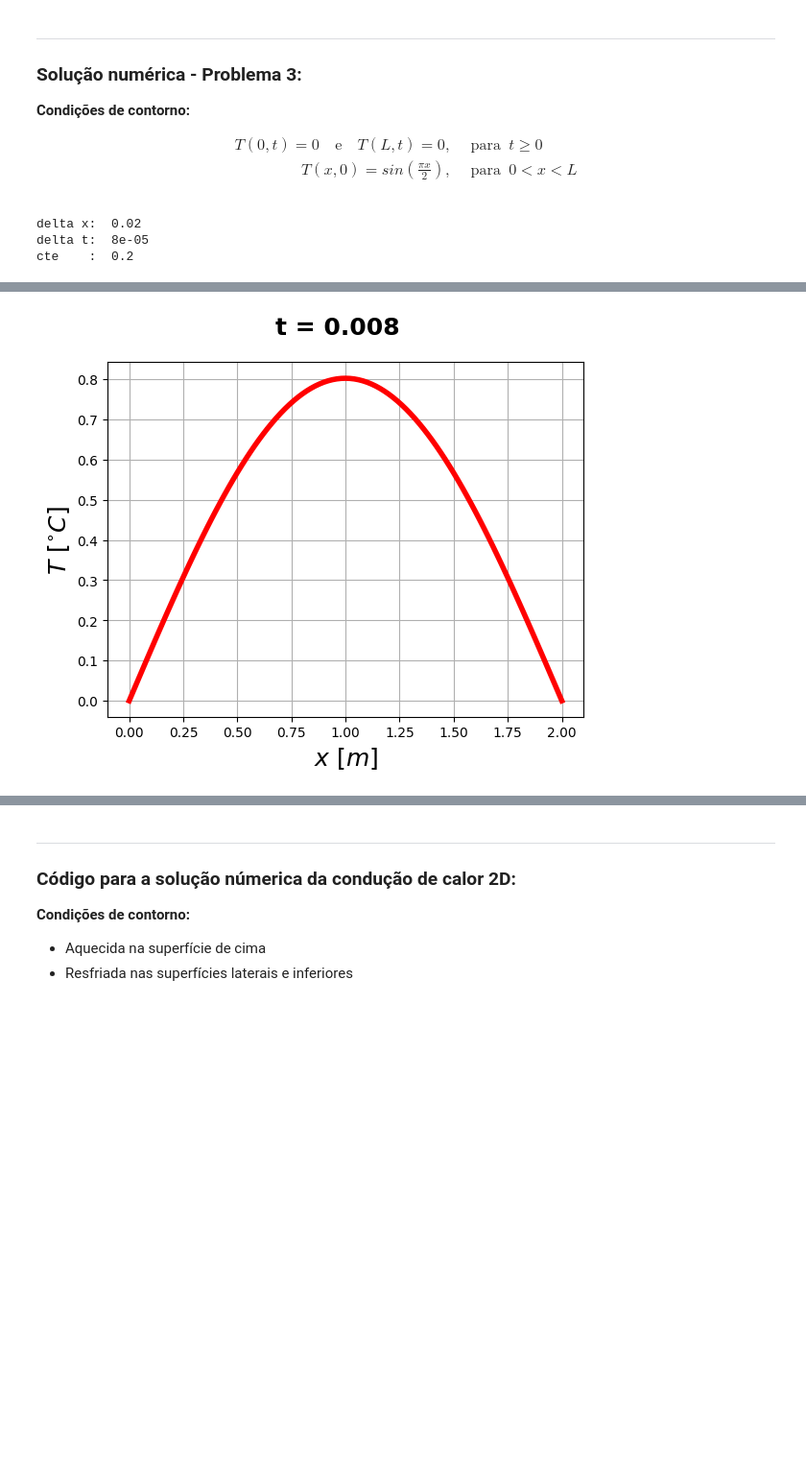
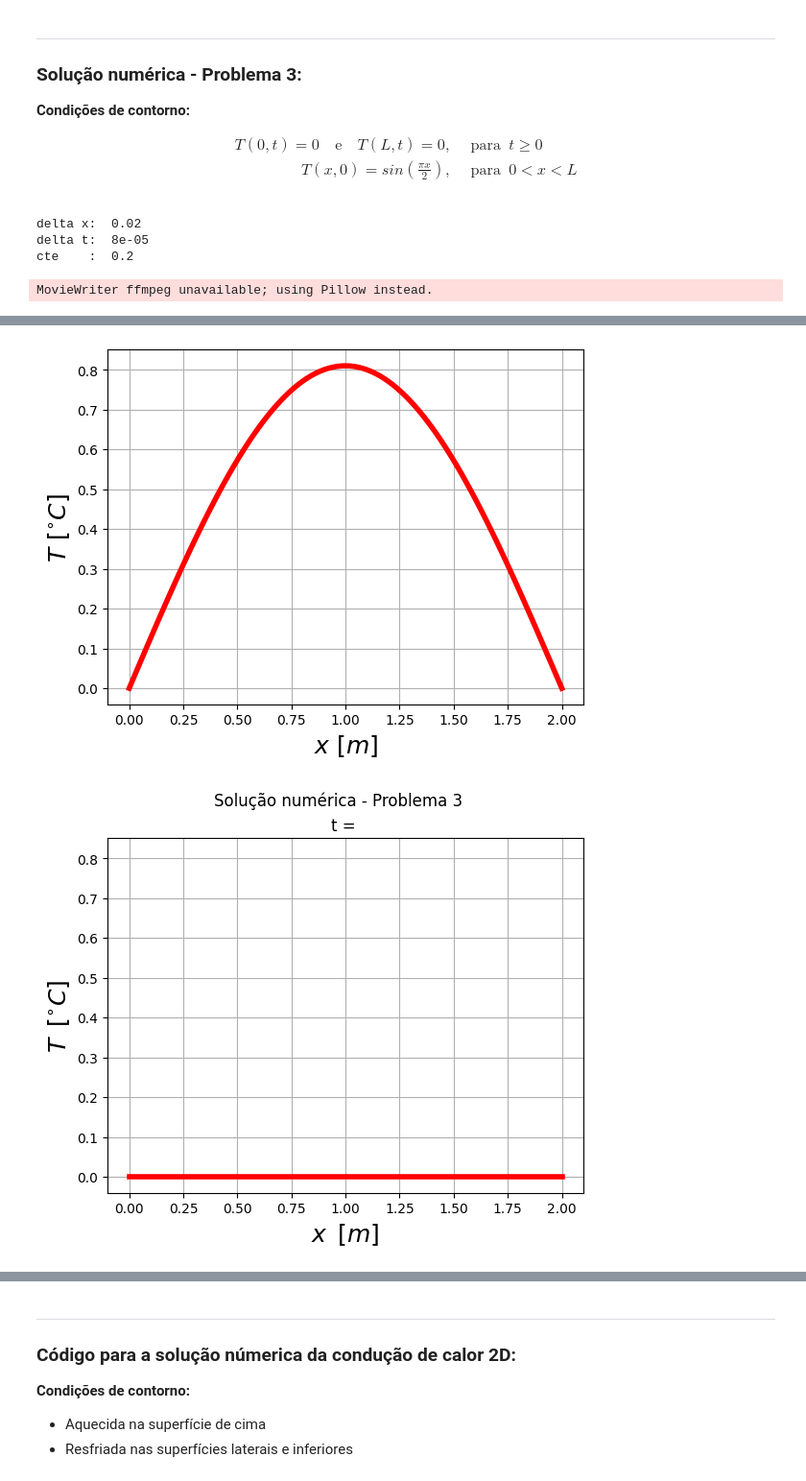
Before and after one commit to Henrique-Z/TCM-Trabalho-Final, a Jupyter notebook: trab-num.ipynb, the cells around one changed output, grey strips where cells are left out. Shown at 96% size. Drawn from its saved outputs; the diff is of its cells as text; code cells hidden in the pictures; blank space fills up the shorter version.

```diff
--- a/trab-num.ipynb
+++ b/trab-num.ipynb
@@ -60,7 +42,7 @@ class AbstractPlate(ABC):
 # %%
 class Bar(AbstractPlate):
 
-    def set_inicial_cond(self, Temp_i0, Temp_il) -> None:
+    def set_initial_cond(self, Temp_i0, Temp_il) -> None:
         N = self.divisions
 
         # impondo as condições de contorno:
@@ -75,9 +57,9 @@ boundaries = {
 }
 
 exe = Bar()
-exe.set_inicial_cond(**boundaries)
+exe.set_initial_cond(**boundaries)
 exe.change_temp(100)
-exe.show()
+
 
 print("delta x: ", exe.delta_x,
     "\ndelta t: ", exe.delta_t,
@@ -193,14 +219,14 @@ T(x,0) = sin(\frac{\pi x}{2}), \quad & \text{para} \; \: 0 < x < L            \\
 # %%
 class Bar(AbstractPlate):
 
-    def set_inicial_cond(self, Temp_i0, Temp_il) -> None:
+    def set_initial_cond(self, Temp_i0, Temp_il) -> None:
 
         # impondo as condições iniciais:
         # T(0,t) = T(L,t) = 0
         T_boundary = np.copy(self.temps)
         for i in range(self.divisions):
             x = i * self.delta_x
-            T_boundary[i] = np.sin(np.pi * x / 2) # T(x,0) = sin(pi*x/2)
+            T_boundary[i] = np.sin(np.pi * x / 2)
 
         self.temps = np.copy(T_boundary)
 
@@ -210,23 +236,64 @@ boundaries = {
     "Temp_il" : "0"
 }
 
-# L = 2:
-thr_bar = Bar(l = 2)
-thr_bar.set_inicial_cond(**boundaries)
-thr_bar.change_temp(100)
-thr_bar.figure()
+thr_bar = Bar(l = 2)    # comprimento da barra : 2 [m]
+thr_bar.set_initial_cond(**boundaries)
+
+final_k = 50
+thr_bar.change_temp(final_k)
 
 print("delta x: ", thr_bar.delta_x,
     "\ndelta t: ", thr_bar.delta_t,
     "\ncte    : ", thr_bar.cte)
 
-#---------------------------------------------------------------------------------------------------------------------------------------
 
-# gifs:
+# ---------------- figura:
+fig, profile = plt.subplots()
 
-#ani = animation.FuncAnimation(fig, thr_bar.update, emitter, interval=50,
-#                              blit=True, save_count=100)
+profile.set_ylabel('$T$ $[^{\circ}C]$', fontsize = 18)
+profile.set_xlabel('$x$ $[m]$', fontsize = 18)
+profile.grid(True)
+
+keywargs = {
+    "ls"    : "-",
+    "lw"    : "4",
+    "color" : "red",
+}
+
+save_kwargs = {
+    "dpi"         : 1200,
+    "format"      : "pdf",
+    "bbox_inches" : "tight"
+}
+
+profile.plot(thr_bar.x_coords, thr_bar.temps, **keywargs)
+fig.savefig('perfil-de-temp-3.pdf', **save_kwargs)
+
+
+# ---------------- gif:
+frames = int(final_k / thr_bar.delta_t)
+
+gif, ax = plt.subplots()
+
+gif.suptitle('Solução numérica - Problema 3')
+
+ax.set_title('t = ')
+ax.set_ylabel('$T \; \: [^{\circ}C]$', fontsize = 18)
+ax.set_xlabel('$x \; \: [m]$', fontsize = 18)
+ax.grid(True)
+
+curve, = ax.plot(thr_bar.x_coords, thr_bar.temps, **keywargs)
+
+def update(k):
+    k += 1  #como a função não está definida para t = 0
+    print("para um valor de k =", k)
+    thr_bar.change_temp(k)
+    curve.set_data(thr_bar.x_coords, thr_bar.temps)
+
+anim = FuncAnimation(gif, update, frames = 100, interval = 100)
+anim.save('gif-3.gif')
 # %% [output]
 delta x:  0.02
 delta t:  8e-05
 cte    :  0.2
+MovieWriter ffmpeg unavailable; using Pillow instead.
@@ -233 +317,2 @@ cte    :  0.2
-[figure, old version]
+[figure, new version]
+[figure, added]
```
Also changed, not shown: parts of 10 cells of this notebook, 16 other files.
